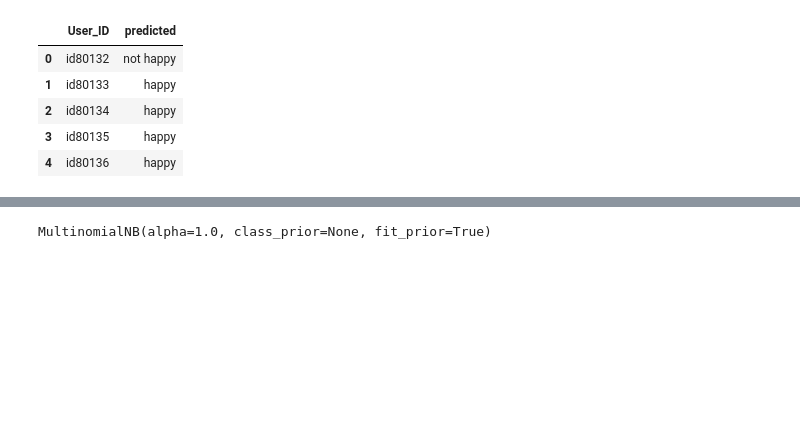
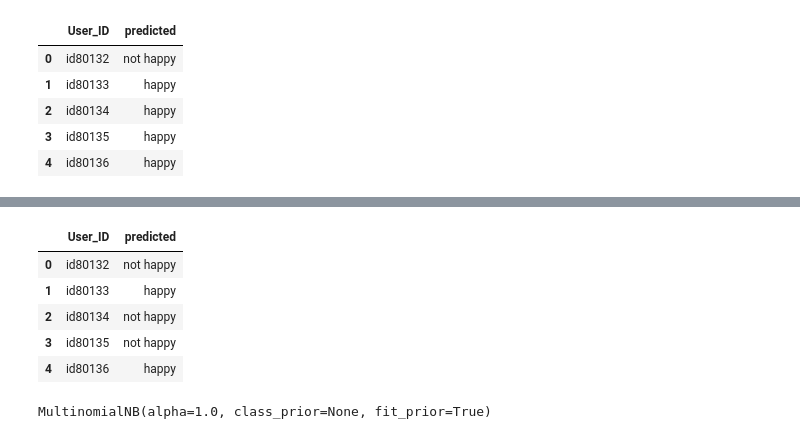
Before and after one commit to InnovativeCoder/Predict_the_happiness, a Jupyter notebook: Competition Kaggle.ipynb, the cells around one changed output, grey strips where cells are left out. Cells and saved outputs as stored; diff of their text form; code cells hidden in the pictures; blank space fills up the shorter version.

```diff
--- a/Competition Kaggle.ipynb
+++ b/Competition Kaggle.ipynb
@@ -244,0 +253,9 @@ data_test
+# %%
+predicted.head()
+# %% [output]
+|  | User_ID | predicted |
+| 0 | id80132 | not happy |
+| 1 | id80133 | happy |
+| 2 | id80134 | not happy |
+| 3 | id80135 | not happy |
+| 4 | id80136 | happy |
```
Also changed, not shown: parts of 11 cells of this notebook, 3 other files.
